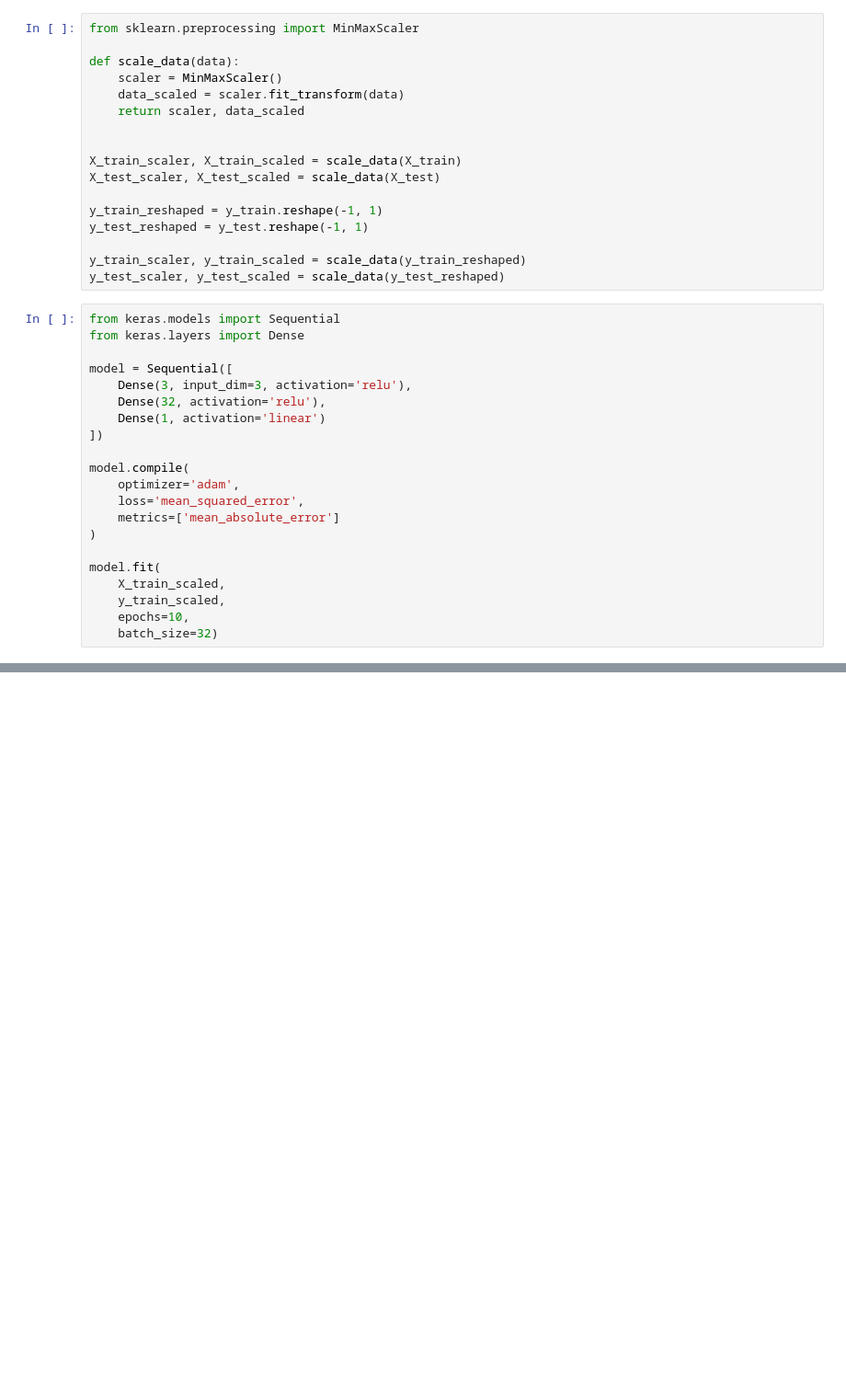
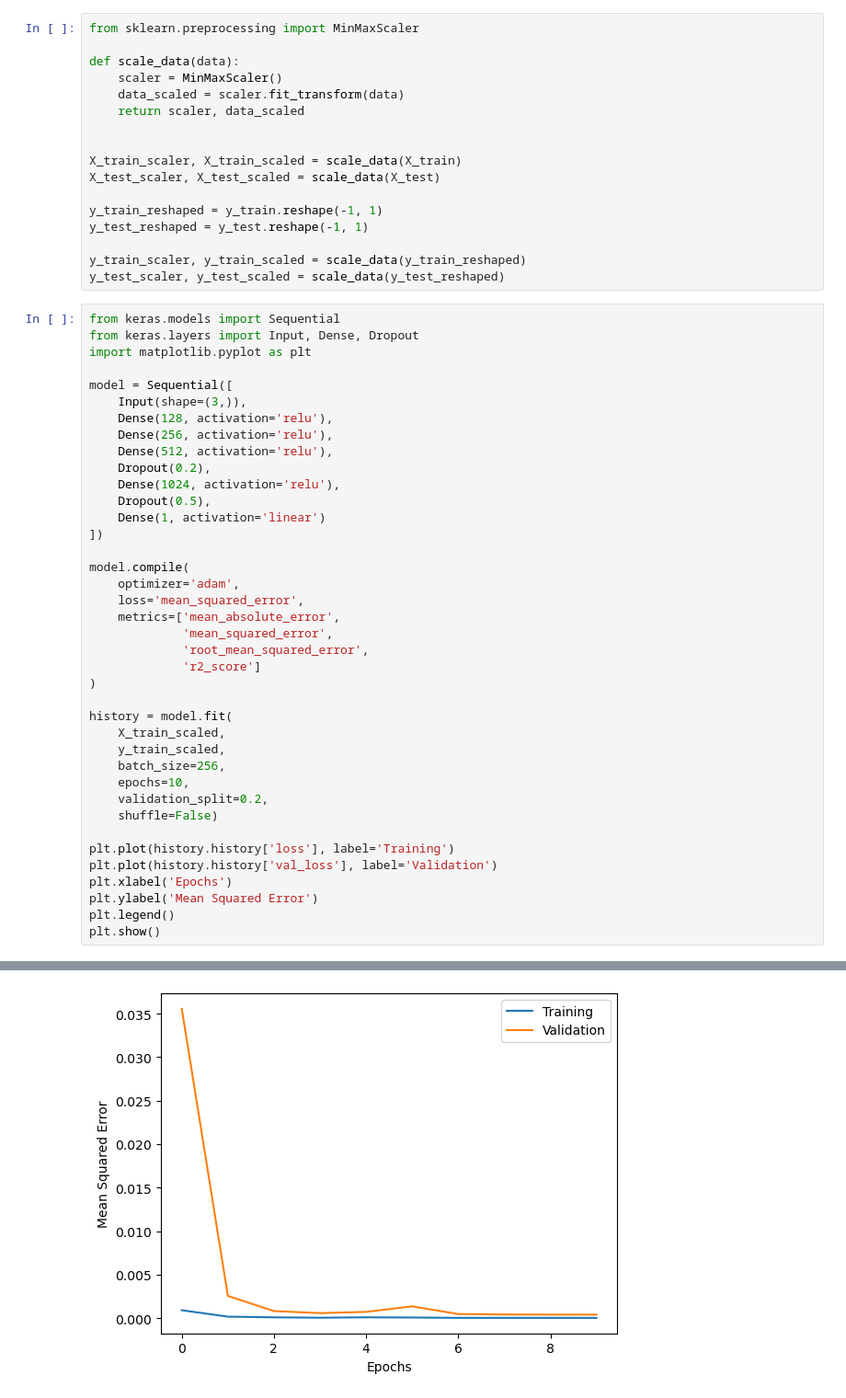
Before and after one commit to ryyeh/dsi-team4-project, a Jupyter notebook: code/model_deep_learning_1/model.ipynb, the cells around one changed output, grey strips where cells are left out. Shown at 92% size. Drawn from its saved outputs; the diff is of its cells as text; blank space fills up the shorter version.

Commit message:
Completed deep learning model 1

```diff
--- a/code/model_deep_learning_1/model.ipynb
+++ b/code/model_deep_learning_1/model.ipynb
@@ -56,22 +97,41 @@ y_train_scaler, y_train_scaled = scale_data(y_train_reshaped)
 y_test_scaler, y_test_scaled = scale_data(y_test_reshaped)
 # %%
 from keras.models import Sequential
-from keras.layers import Dense
+from keras.layers import Input, Dense, Dropout
+import matplotlib.pyplot as plt
 
 model = Sequential([
-    Dense(3, input_dim=3, activation='relu'),
-    Dense(32, activation='relu'),
+    Input(shape=(3,)),
+    Dense(128, activation='relu'),
+    Dense(256, activation='relu'),
+    Dense(512, activation='relu'),
+    Dropout(0.2),
+    Dense(1024, activation='relu'),
+    Dropout(0.5),
     Dense(1, activation='linear')
 ])
 
 model.compile(
     optimizer='adam',
     loss='mean_squared_error',
-    metrics=['mean_absolute_error']
+    metrics=['mean_absolute_error',
+             'mean_squared_error',
+             'root_mean_squared_error',
+             'r2_score']
 )
 
-model.fit(
+history = model.fit(
     X_train_scaled,
     y_train_scaled,
+    batch_size=256,
     epochs=10,
-    batch_size=32)
+    validation_split=0.2,
+    shuffle=False)
+
+plt.plot(history.history['loss'], label='Training')
+plt.plot(history.history['val_loss'], label='Validation')
+plt.xlabel('Epochs')
+plt.ylabel('Mean Squared Error')
+plt.legend()
+plt.show()
+# %% [output]
@@ -77,0 +158 @@ model.fit(
+[figure, added]
```
Also changed, not shown: parts of 7 cells of this notebook.
